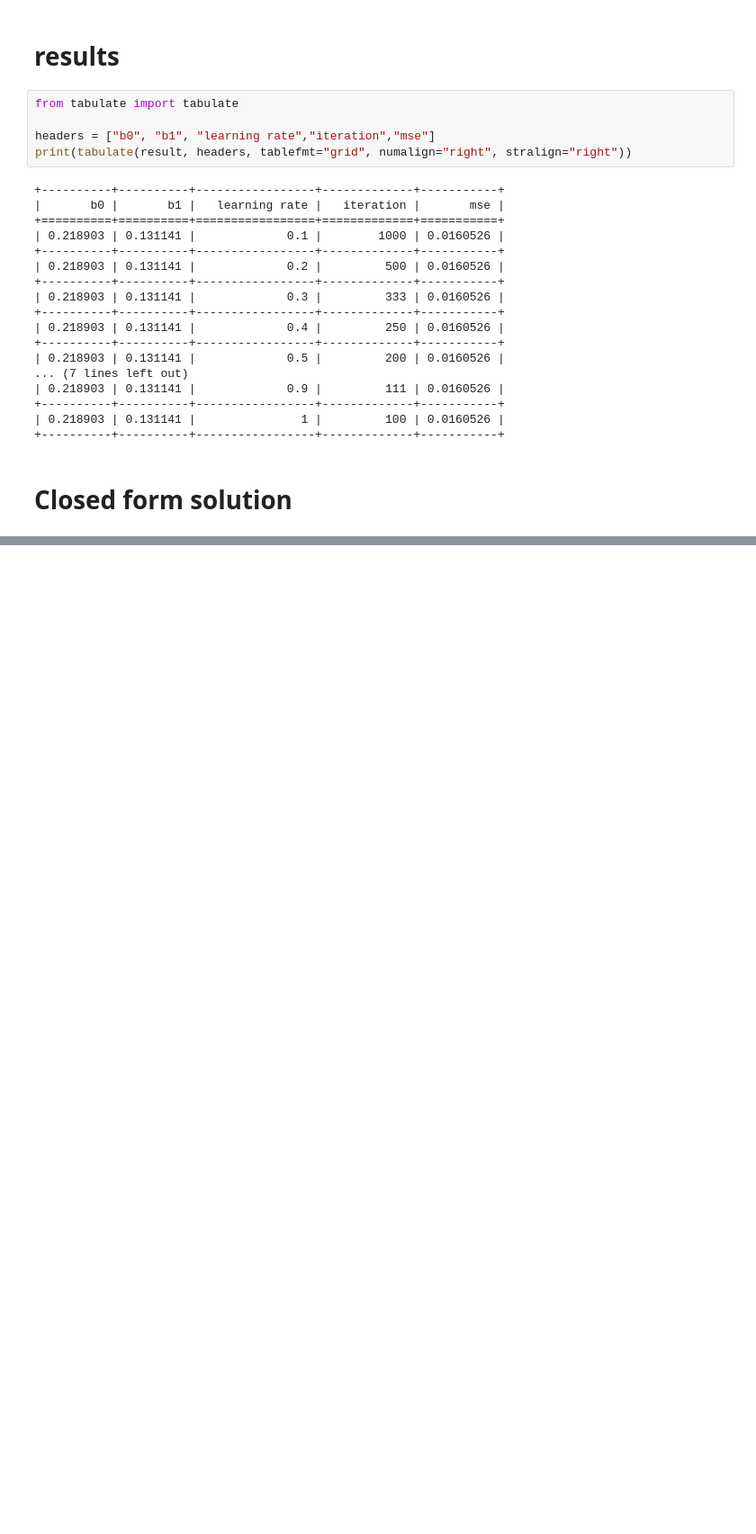
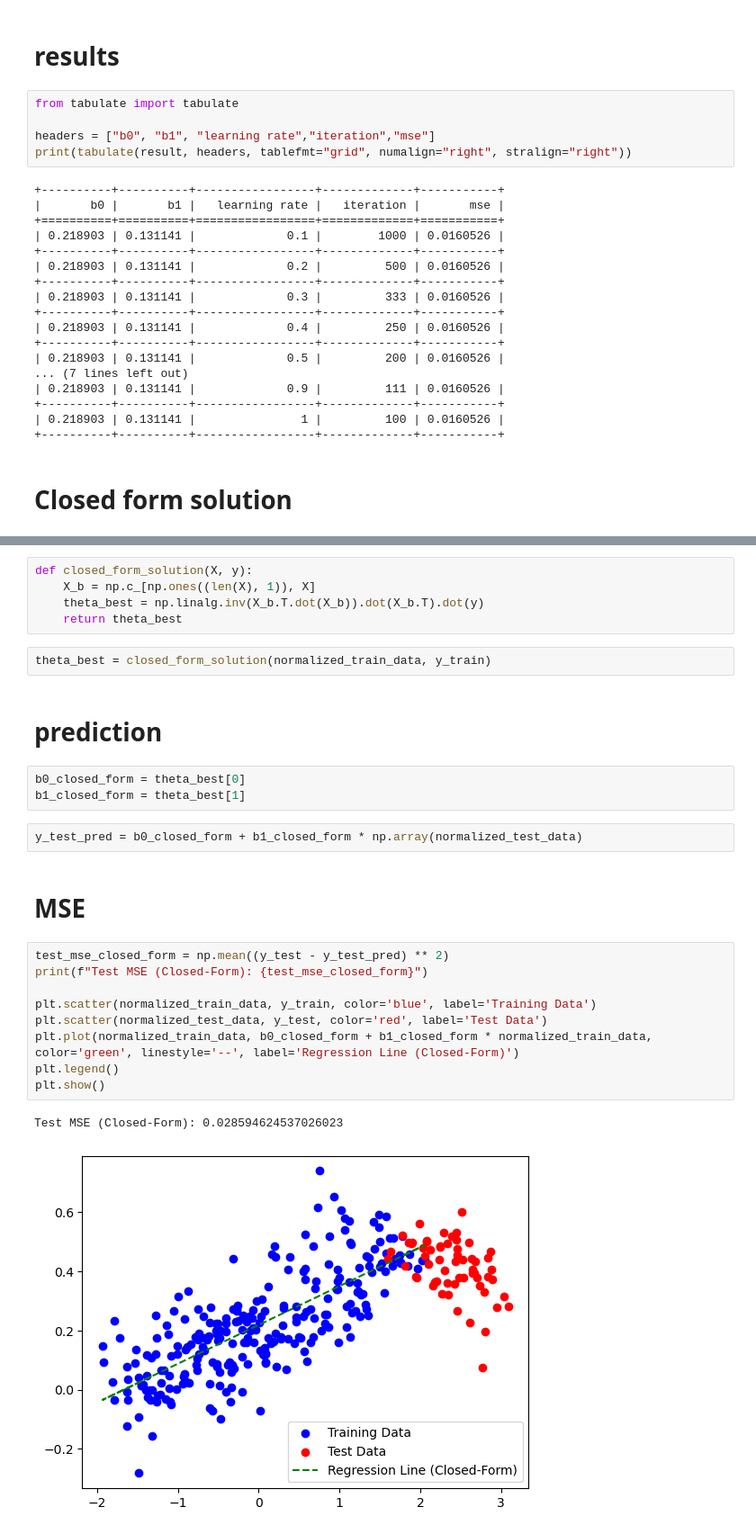
Before and after one commit to itsatefe/Pattern-Recognition, a Jupyter notebook: HW1/Linear_regression/Linear.ipynb, the cells around one changed output, grey strips where cells are left out. Shown: that part at 90% size. Saved outputs shown, nothing was run; the diff lists cells and outputs as text; blank space fills up the shorter version.

Commit message:
linear regression closed form solution

```diff
--- a/HW1/Linear_regression/Linear.ipynb
+++ b/HW1/Linear_regression/Linear.ipynb
@@ -299,0 +312,28 @@ print(tabulate(result, headers, tablefmt="grid", numalign="right", stralign="rig
+# %%
+def closed_form_solution(X, y):
+    X_b = np.c_[np.ones((len(X), 1)), X]
+    theta_best = np.linalg.inv(X_b.T.dot(X_b)).dot(X_b.T).dot(y)
+    return theta_best
+# %%
+theta_best = closed_form_solution(normalized_train_data, y_train)
+# %% [markdown]
+# prediction
+# %%
+b0_closed_form = theta_best[0]
+b1_closed_form = theta_best[1]
+# %%
+y_test_pred = b0_closed_form + b1_closed_form * np.array(normalized_test_data)
+# %% [markdown]
+# MSE
+# %%
+test_mse_closed_form = np.mean((y_test - y_test_pred) ** 2)
+print(f"Test MSE (Closed-Form): {test_mse_closed_form}")
+
+plt.scatter(normalized_train_data, y_train, color='blue', label='Training Data')
+plt.scatter(normalized_test_data, y_test, color='red', label='Test Data')
+plt.plot(normalized_train_data, b0_closed_form + b1_closed_form * normalized_train_data, color='green', linestyle='--', label='Regression Line (Closed-Form)')
+plt.legend()
+plt.show()
+# %% [output]
+Test MSE (Closed-Form): 0.028594624537026023
+[figure, added]
```
Also changed, not shown: parts of 3 cells of this notebook.
